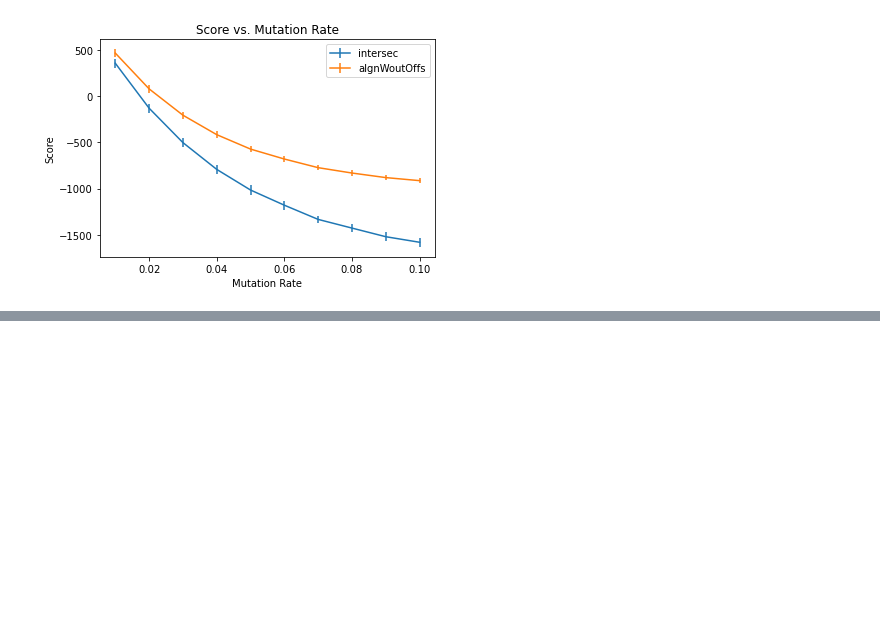
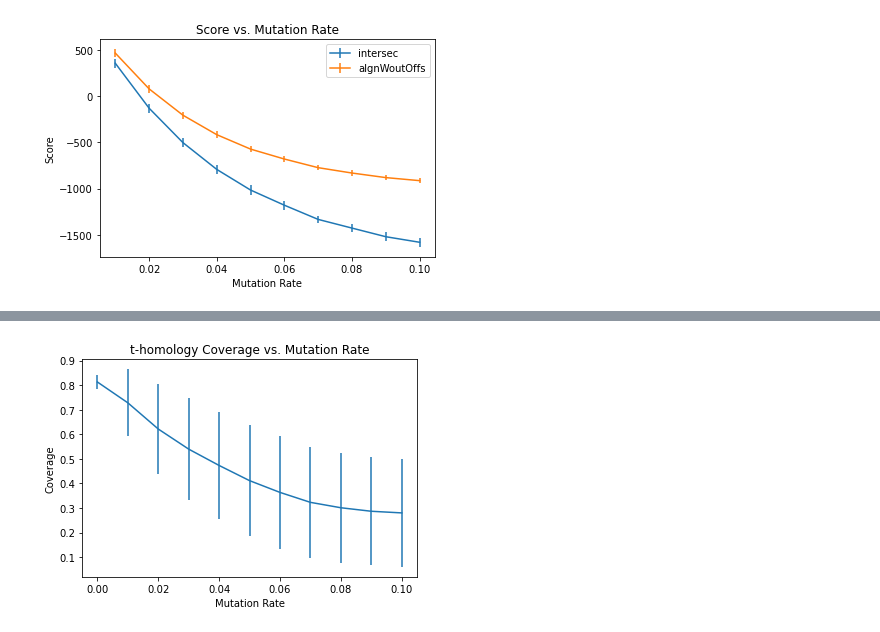
Before and after one commit to medvedevgroup/eskemap, a Jupyter notebook: SimilarityMeasures.ipynb, the cells around one changed output, grey strips where cells are left out. Saved outputs shown, nothing was run; the diff lists cells and outputs as text; code cells hidden in the pictures; blank space fills up the shorter version.

```diff
--- a/SimilarityMeasures.ipynb
+++ b/SimilarityMeasures.ipynb
@@ -32,0 +184,9 @@ plt.show()
+# %%
+rates = sorted(percCovs.keys())
+plt.errorbar(rates, [mean(percCovs[r]) for r in rates], yerr=[std(percCovs[r]) for r in rates])
+plt.title("t-homology Coverage vs. Mutation Rate")
+plt.xlabel("Mutation Rate")
+plt.ylabel("Coverage")
+plt.show()
+# %% [output]
+[figure, added]
```
Also changed, not shown: parts of 10 cells of this notebook, 3 other files.
